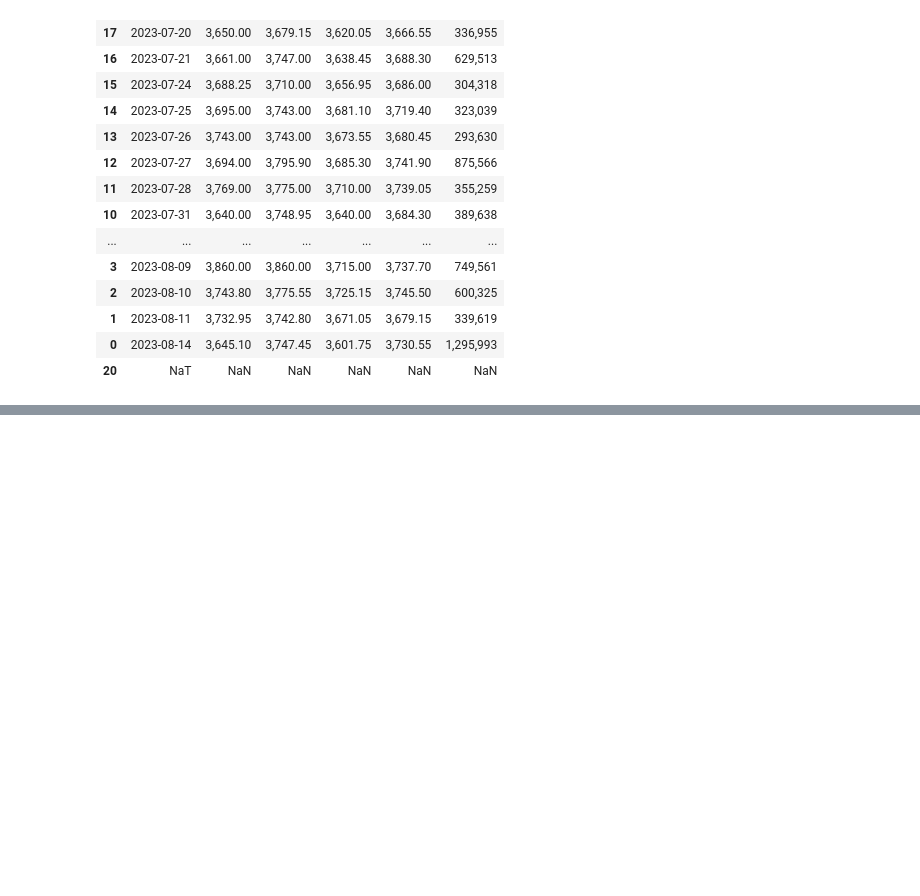
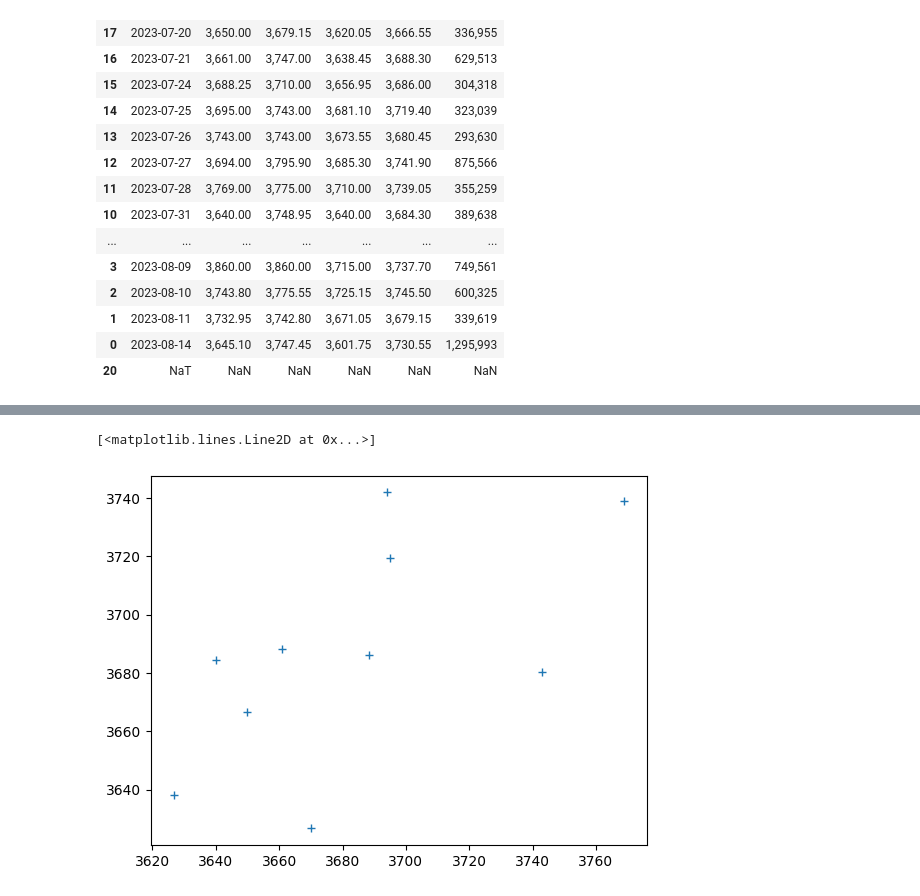
Before and after one commit to Akshaykk12/StockMarketPrediction_Linear_Regression, a Jupyter notebook: Stock_Prediction using Linear Regression.ipynb, the cells around one changed output, grey strips where cells are left out. Cells and saved outputs as stored; diff of their text form; code cells hidden in the pictures; blank space fills up the shorter version.

```diff
--- a/Stock_Prediction using Linear Regression.ipynb
+++ b/Stock_Prediction using Linear Regression.ipynb
@@ -70,3 +67,6 @@ df
 # %%
-input_col=["Open","High","Low","Close","Next_Open"]
-output_col=["High","Low","Close"]
+train_input = np.array(df.Open[0:10]).reshape(10,1)
+train_output = np.array(df.Close[0:10]).reshape(10,1)
+
+test_input = np.array(df.Open[10:20]).reshape(9,1)
+test_output = np.array(df.Close[10:20]).reshape(9,1)
@@ -73 +94,7 @@ output_col=["High","Low","Close"]
+# %%
+plt.plot(train_input, train_output, '+')
+# plt.plot(test_input, test_output, '*')
+# %% [output]
+[<matplotlib.lines.Line2D at 0x...>]
+[figure, added]
 # %%
```
Also changed, not shown: parts of 11 cells of this notebook.
